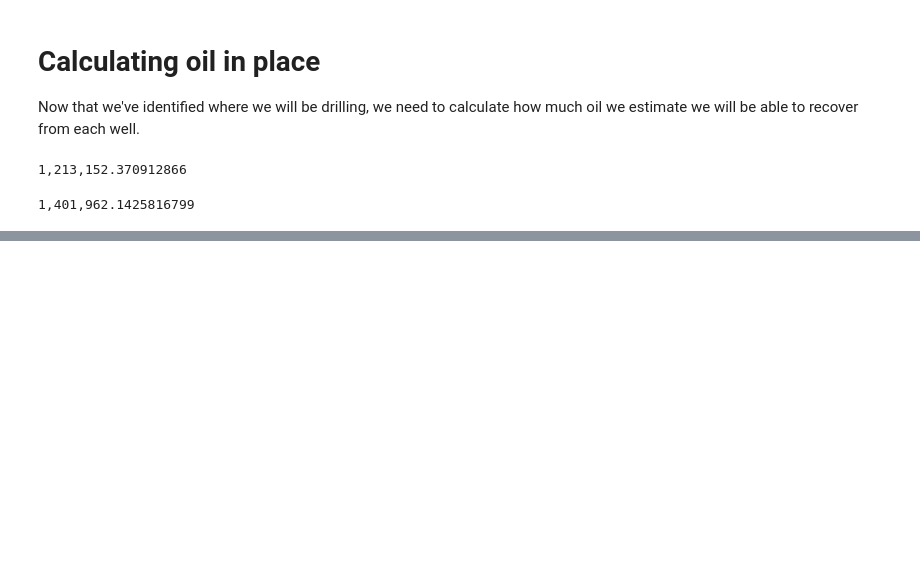
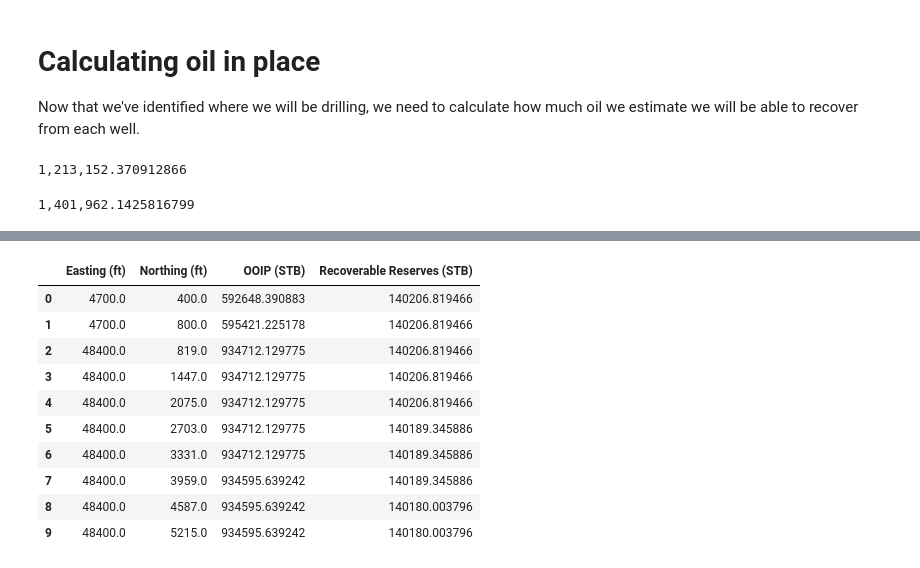
Before and after one commit to swapnil-shaurya/hingle-basin, a Jupyter notebook: hingle-basin-drilling.ipynb, the cells around one changed output, grey strips where cells are left out. Cells and saved outputs as stored; diff of their text form; code cells hidden in the pictures; blank space fills up the shorter version.

Commit message:
Added code to convert data into dataframe for easy exporting

```diff
--- a/hingle-basin-drilling.ipynb
+++ b/hingle-basin-drilling.ipynb
@@ -406,23 +406,24 @@ def calculate_averages(wells):
     return porosity_averages, oil_sat_averages
 # %%
 # Plugging in the formula for the Recoverable Reserves
-def calculate_recoverable_oil(porosity, oil_saturation, length, half_width):
+def calculate_oil(porosity, oil_saturation, length, half_width):
     constant = 7758
     feet_to_acres = 2.29568e-5
     thickness = 24
     formation_volume_factor = 1.6
     area = length * 2*half_width * feet_to_acres
-    recovery_factor = .15
-    return constant * thickness * area * porosity * oil_saturation * recovery_factor /formation_volume_factor
+    return constant * thickness * area * porosity * oil_saturation /formation_volume_factor
 # %%
 def calculate_total_oil(wells):
     p_a, o_a = calculate_averages(wells)
-    oil_extractable = []
+    oil_in_place = []
+    recovery_factor = 0.15
+    oil_sum = 0
     for porosity, saturation in zip(p_a, o_a):
-        oil_extractable.append(calculate_recoverable_oil(porosity,
-                                                         saturation, well_length, well_width))
-    oil_sum = 0
-    for o in oil_extractable:
-        oil_sum+=o
-    return oil_sum
+        oil = calculate_oil(porosity,saturation, well_length, well_width)
+        recoverable_oil = recovery_factor * oil
+        oil_in_place.append(oil)
+        oil_extractable.append(recoverable_oil)
+        oil_sum += recoverable_oil
+    return oil_sum, oil_in_place, oil_extractable
 # %%
@@ -441,0 +447,21 @@ print("{:,}".format(calculate_total_oil(calculated_wells)))
+# %%
+temp_data = calculate_total_oil(temp_wells)
+# %%
+temp_joined = pd.DataFrame(data=np.array(list(zip([temp_wells[i][0] for i in range(len(temp_wells))],
+                       [temp_wells[i][1] for i in range(len(temp_wells))],
+                       temp_data[1], temp_data[2]))), columns=['Easting (ft)', 'Northing (ft)',
+                                                               'OOIP (STB)', 'Recoverable Reserves (STB)'])
+# %%
+temp_joined
+# %% [output]
+|  | Easting (ft) | Northing (ft) | OOIP (STB) | Recoverable Reserves (STB) |
+| 0 | 4700.0 | 400.0 | 592648.390883 | 140206.819466 |
+| 1 | 4700.0 | 800.0 | 595421.225178 | 140206.819466 |
+| 2 | 48400.0 | 819.0 | 934712.129775 | 140206.819466 |
+| 3 | 48400.0 | 1447.0 | 934712.129775 | 140206.819466 |
+| 4 | 48400.0 | 2075.0 | 934712.129775 | 140206.819466 |
+| 5 | 48400.0 | 2703.0 | 934712.129775 | 140189.345886 |
+| 6 | 48400.0 | 3331.0 | 934712.129775 | 140189.345886 |
+| 7 | 48400.0 | 3959.0 | 934595.639242 | 140189.345886 |
+| 8 | 48400.0 | 4587.0 | 934595.639242 | 140180.003796 |
+| 9 | 48400.0 | 5215.0 | 934595.639242 | 140180.003796 |
```
Also changed, not shown: parts of 6 cells of this notebook.
